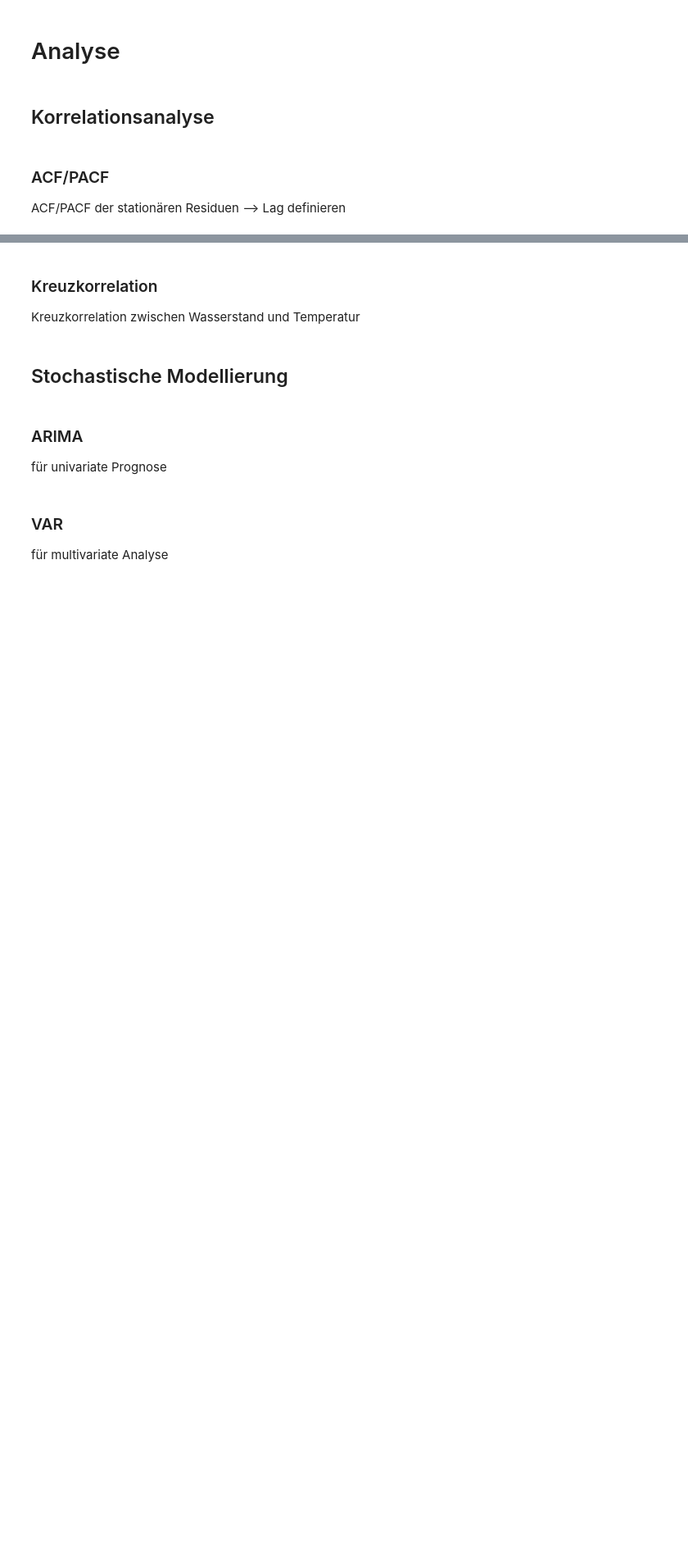
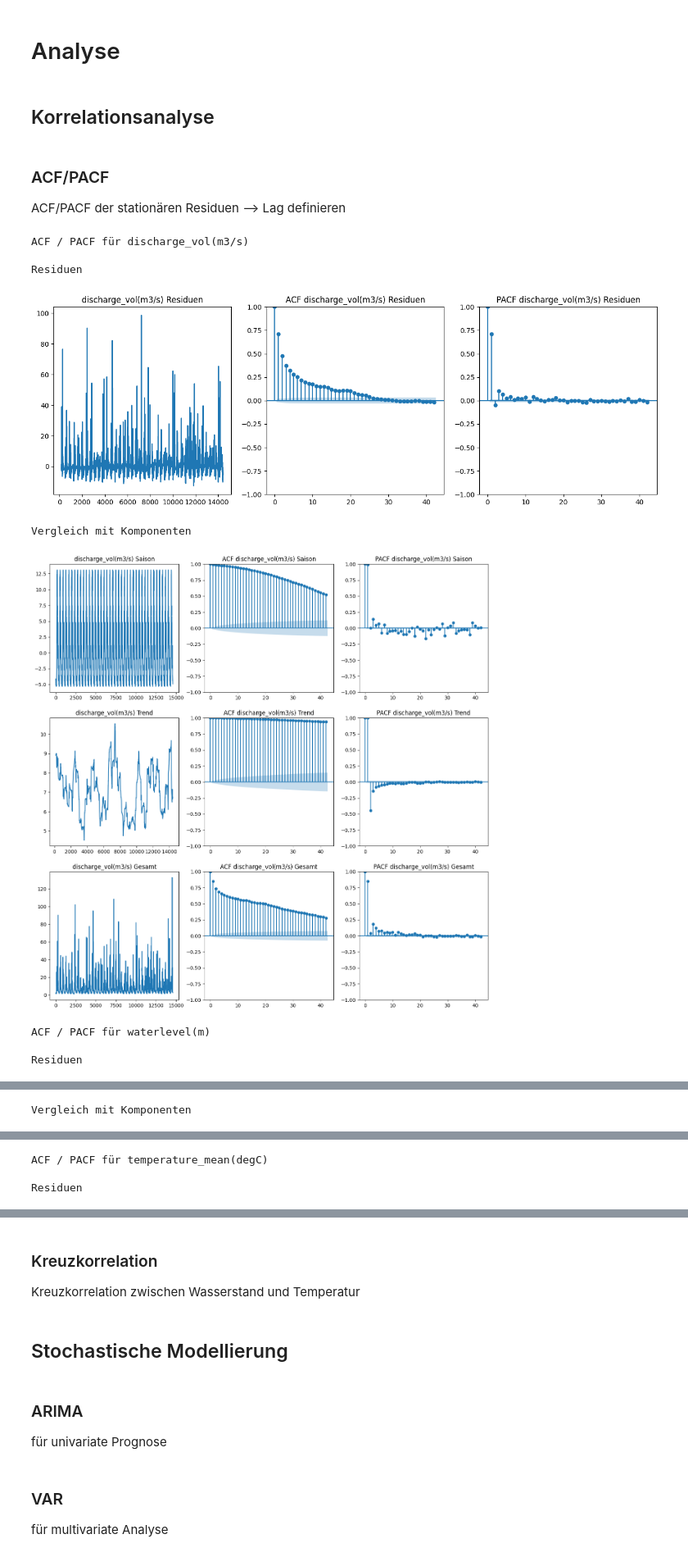
Before and after one commit to Sandra-Senn/spz_Wasserstand_analyse, a Jupyter notebook: notebooks/3_analyse.ipynb, the cells around one changed output, grey strips where cells are left out. Shown at 82% size. Cells and saved outputs as stored; diff of their text form; code cells hidden in the pictures; blank space fills up the shorter version.

```diff
--- a/notebooks/3_analyse.ipynb
+++ b/notebooks/3_analyse.ipynb
@@ -74,4 +74,21 @@ def p_acf_seasonal_decompose(decomp_result, original_data=None, title_prefix='')
 
 ACF/PACF der stationären Residuen -->  Lag definieren
 # %%
-p_acf_seasonal_decompose(df_vol_comp, df_important_coef['vol'])
+print('\nACF / PACF für discharge_vol(m3/s):\n')
+p_acf_seasonal_decompose(df_vol_comp, df_orig_vol, 'discharge_vol(m3/s)')
+
+print('\nACF / PACF für waterlevel(m):\n')
+p_acf_seasonal_decompose(df_level_comp, df_orig_level, 'waterlevel(m)')
+
+print('\nACF / PACF für temperature_mean(degC):\n')
+p_acf_seasonal_decompose(df_temp_comp, df_orig_temp, 'temperature_mean(degC)')
+# %% [output]
+ACF / PACF für discharge_vol(m3/s)
+
+Residuen
+[figure, added]
+Vergleich mit Komponenten
+[figure, added]
+ACF / PACF für waterlevel(m)
+
+Residuen
@@ -77,0 +96 @@ p_acf_seasonal_decompose(df_vol_comp, df_important_coef['vol'])
+Vergleich mit Komponenten
@@ -77,0 +98,3 @@ p_acf_seasonal_decompose(df_vol_comp, df_important_coef['vol'])
+ACF / PACF für temperature_mean(degC)
+
+Residuen
```
Also changed, not shown: parts of 2 cells of this notebook.
